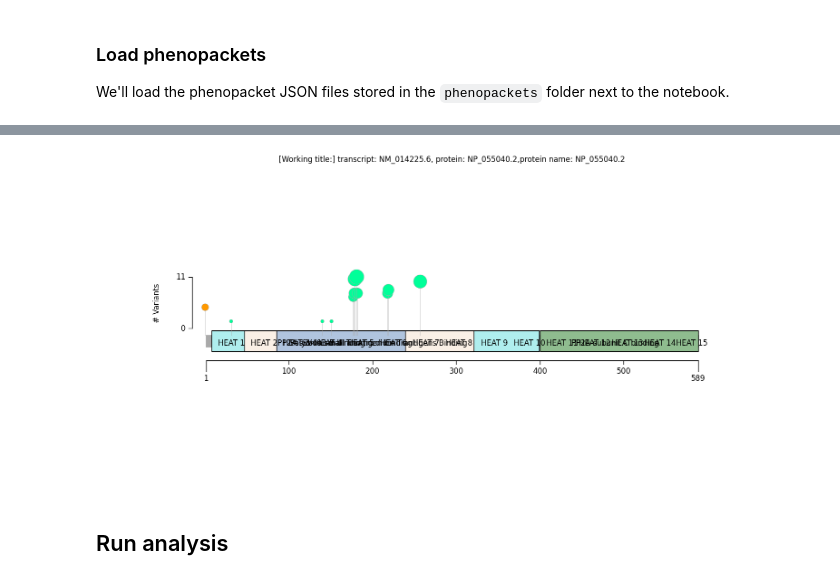
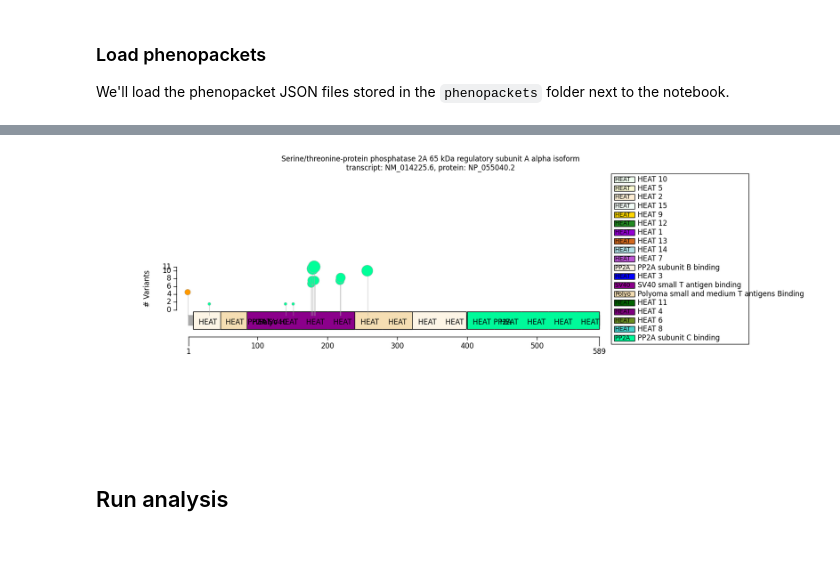
Before and after one commit to monarch-initiative/gpsea, a Jupyter notebook: notebooks/PPP2R1A/PPP2R1A.ipynb, the cells around one changed output, grey strips where cells are left out. Saved outputs shown, nothing was run; the diff lists cells and outputs as text; code cells hidden in the pictures; blank space fills up the shorter version.

```diff
--- a/notebooks/PPP2R1A/PPP2R1A.ipynb
+++ b/notebooks/PPP2R1A/PPP2R1A.ipynb
@@ -74,17 +72,20 @@ Variant categories
 # %%
+from genophenocorr.preprocessing import UniprotProteinMetadataService
+
 txc_service = VVTranscriptCoordinateService(genome_build=GRCh38)
 tx_coordinates = txc_service.fetch(PPP2R1A_transcript_id)
 protein_id = 'NP_037407.4'
-from genophenocorr.preprocessing import UniprotProteinMetadataService
+
 pms = UniprotProteinMetadataService()
-protein_metas = pms.annotate(PPP2R1A_protein_id)
+
+protein_meta = pms.annotate(PPP2R1A_protein_id)
 # %%
-protein_meta = protein_metas[0]
+
 pvis = ProteinVisualizable(tx_coordinates=tx_coordinates, protein_meta=protein_meta, cohort=cohort)
 drawer = ProteinVisualizer()
-drawer.draw_fig(pvis=pvis)
+ax = drawer.draw_fig(pvis=pvis)
 # %% [output]
-[figure, old version]
+[figure, new version]
 # %%
 analysis_config = CohortAnalysisConfiguration()
 analysis_config.missing_implies_excluded = True
```
Also changed, not shown: parts of 1 cell of this notebook, 5 other files.
